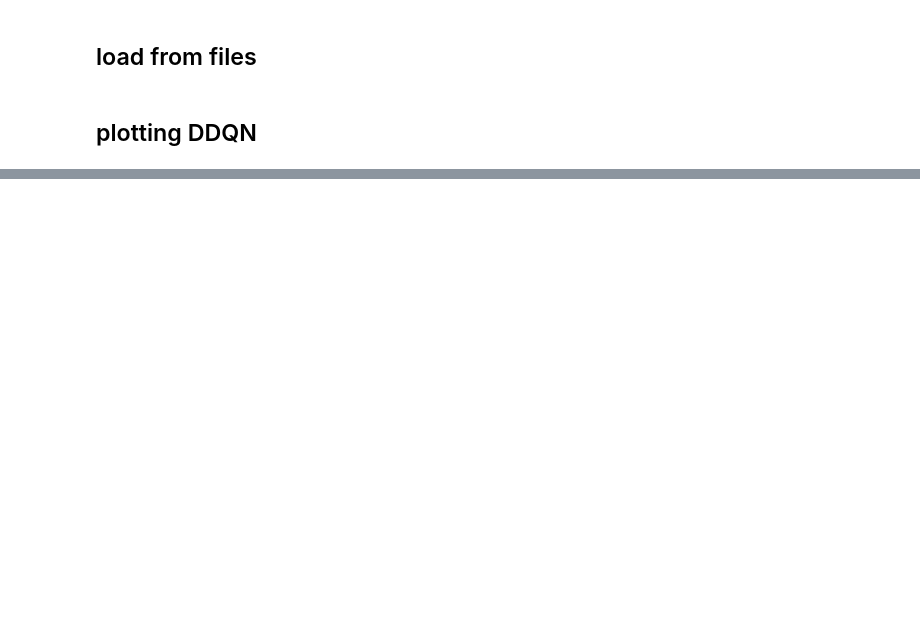
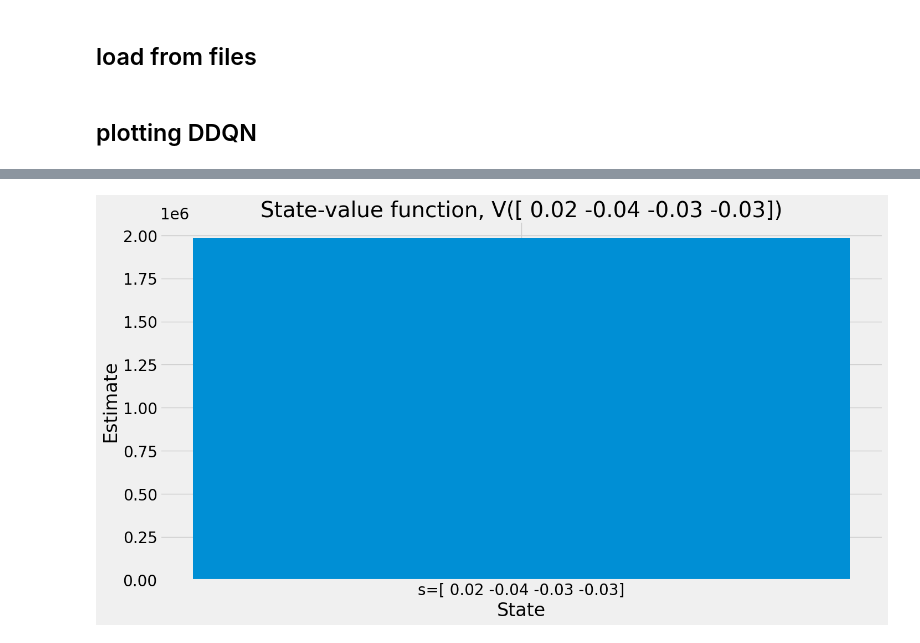
Before and after one commit to romenlaw/RL-playground, a Jupyter notebook: rl_playground4.ipynb, the cells around one changed output, grey strips where cells are left out. Saved outputs shown, nothing was run; the diff lists cells and outputs as text; code cells hidden in the pictures; blank space fills up the shorter version.

```diff
--- a/rl_playground4.ipynb
+++ b/rl_playground4.ipynb
@@ -2222,0 +2284,8 @@ plt.show()
+# %%
+plt.bar('s='+str(np.round(state,2)), v_s, width=0.1)
+plt.xlabel('State')
+plt.ylabel('Estimate')
+plt.title("State-value function, V("+str(np.round(state,2))+")")
+plt.show()
+# %% [output]
+[figure, added]
```
Also changed, not shown: parts of 13 cells of this notebook.
